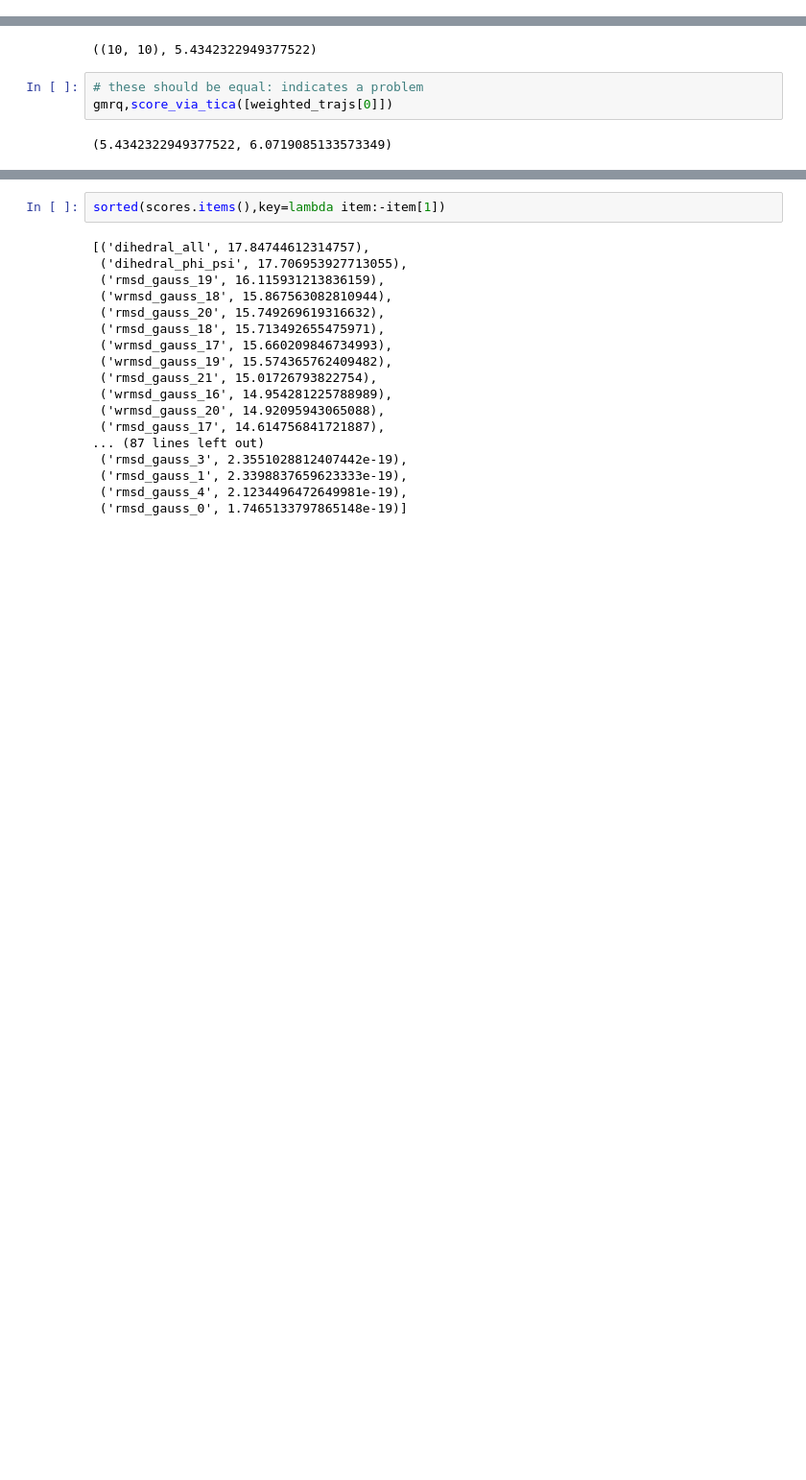
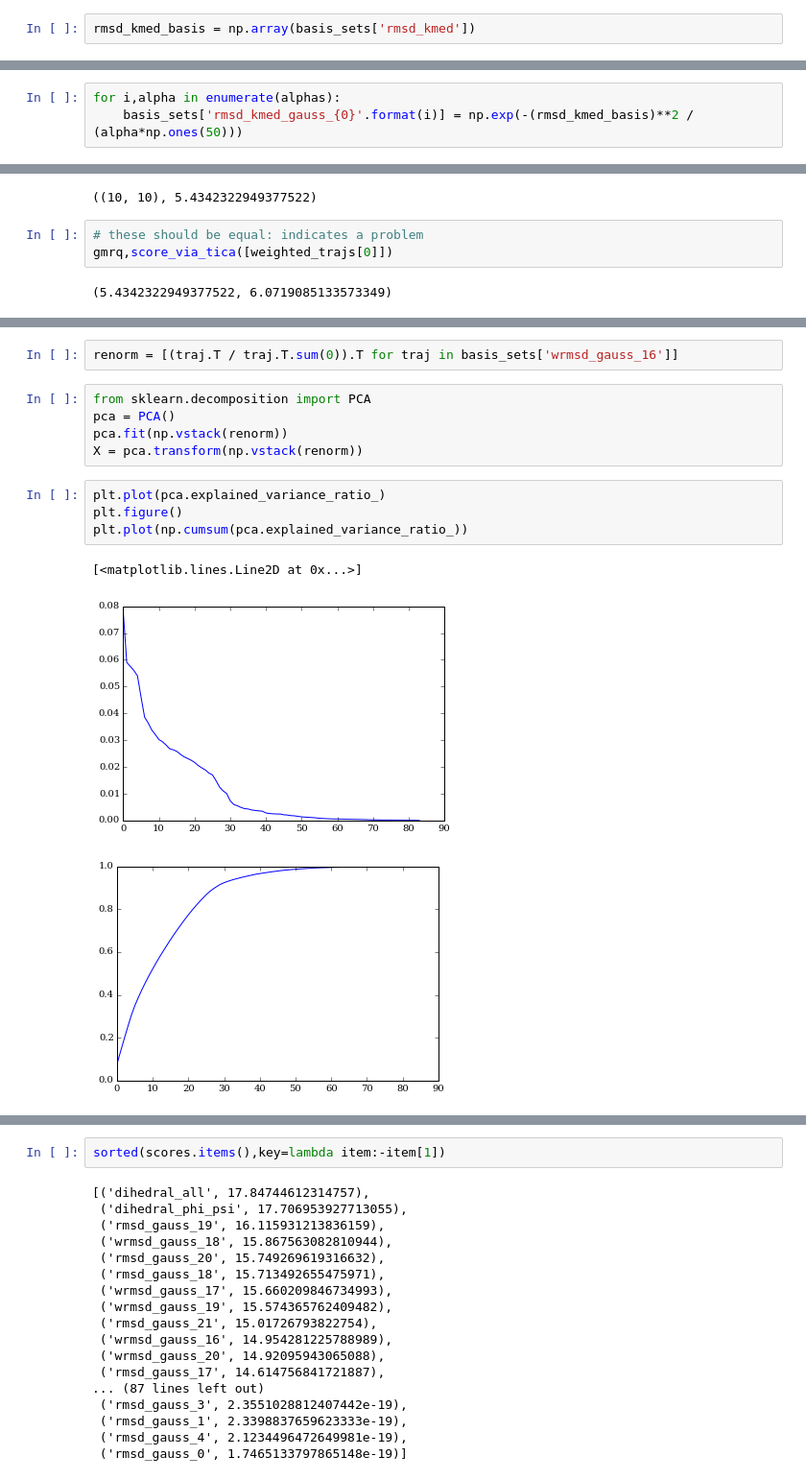
Before and after one commit to maxentile/msm-learn, a Jupyter notebook: notebooks/wRMSD Basis Benchmark.ipynb, the cells around one changed output, grey strips where cells are left out. Shown at 96% size. Drawn from its saved outputs; the diff is of its cells as text; blank space fills up the shorter version.

```diff
--- a/notebooks/wRMSD Basis Benchmark.ipynb
+++ b/notebooks/wRMSD Basis Benchmark.ipynb
@@ -108,3 +109,5 @@ basis_sets['rmsd_kmed'] = compute_rmsds_to_refs(fs_trajectories,clever_refs)
+# %%
+rmsd_kmed_basis = np.array(basis_sets['rmsd_kmed'])
 # %%
 # 4. wRMSD to reg-space refs
 
@@ -151,3 +154,6 @@ rmsd_basis = np.array(basis_sets['rmsd_reg'])
 # %%
 for i,alpha in enumerate(alphas):
     basis_sets['rmsd_gauss_{0}'.format(i)] = np.exp(-(rmsd_basis)**2 / (alpha*np.ones(84)))
+# %%
+for i,alpha in enumerate(alphas):
+    basis_sets['rmsd_kmed_gauss_{0}'.format(i)] = np.exp(-(rmsd_kmed_basis)**2 / (alpha*np.ones(50)))
@@ -248,0 +282,15 @@ for name in basis_sets:
+# %%
+renorm = [(traj.T / traj.T.sum(0)).T for traj in basis_sets['wrmsd_gauss_16']]
+# %%
+from sklearn.decomposition import PCA
+pca = PCA()
+pca.fit(np.vstack(renorm))
+X = pca.transform(np.vstack(renorm))
+# %%
+plt.plot(pca.explained_variance_ratio_)
+plt.figure()
+plt.plot(np.cumsum(pca.explained_variance_ratio_))
+# %% [output]
+[<matplotlib.lines.Line2D at 0x...>]
+[figure, added]
+[figure, added]
```
Also changed, not shown: parts of 15 cells of this notebook.
